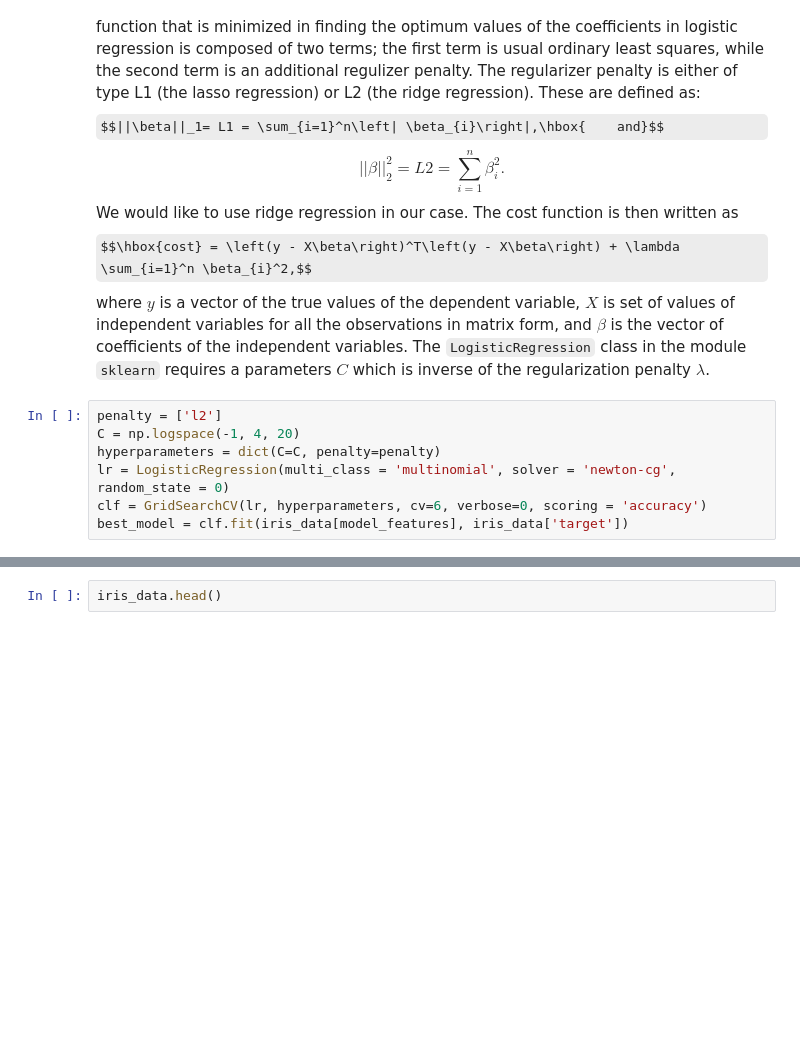
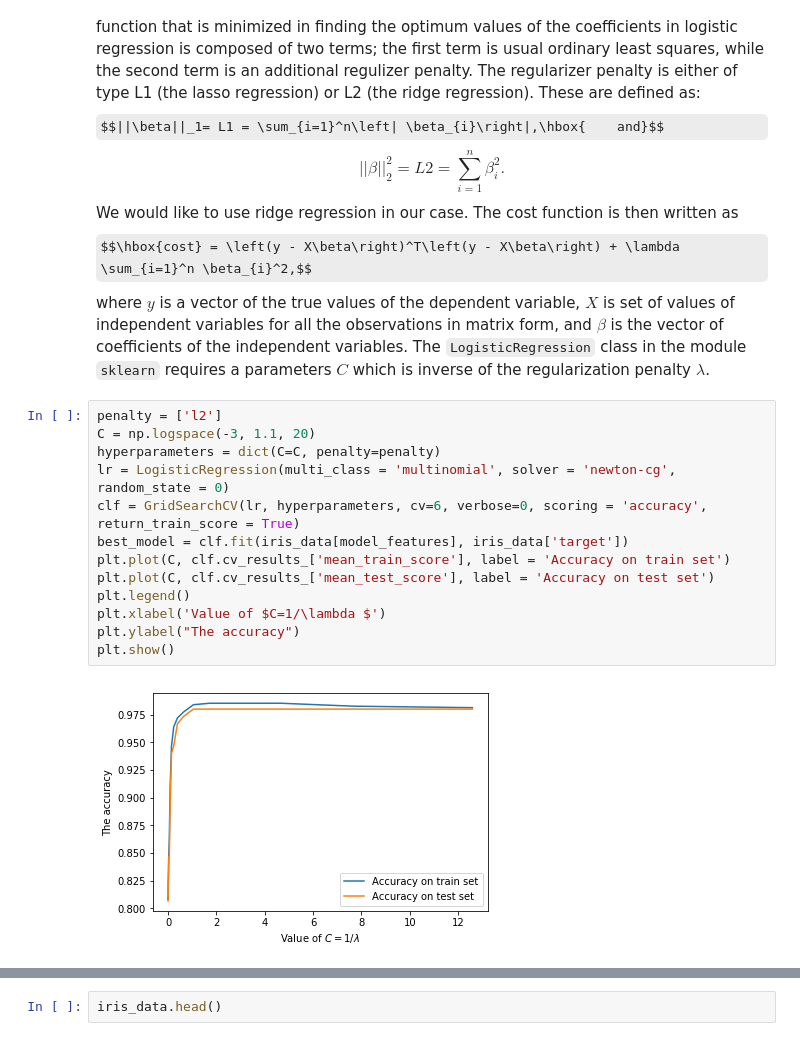
Before and after one commit to amjadfarman/iris_problem, a Jupyter notebook: iris_problem.ipynb, the cells around one changed output, grey strips where cells are left out. Cells and saved outputs as stored; diff of their text form; some formulas as TeX source; blank space fills up the shorter version.

```diff
--- a/iris_problem.ipynb
+++ b/iris_problem.ipynb
@@ -329,8 +329,16 @@ $$\hbox{cost} = \left(y - X\beta\right)^T\left(y - X\beta\right) + \lambda \sum_
 where $y$ is a vector of the true values of the dependent variable, $X$ is set of values of independent variables for all the observations in matrix form, and $\beta$ is the vector of coefficients of the independent variables. The `LogisticRegression` class in the module `sklearn` requires a parameters $C$ which is inverse of the regularization penalty $\lambda$.
 # %%
 penalty = ['l2']
-C = np.logspace(-1, 4, 20)
+C = np.logspace(-3, 1.1, 20)
 hyperparameters = dict(C=C, penalty=penalty)
 lr = LogisticRegression(multi_class = 'multinomial', solver = 'newton-cg', random_state = 0)
-clf = GridSearchCV(lr, hyperparameters, cv=6, verbose=0, scoring = 'accuracy')
+clf = GridSearchCV(lr, hyperparameters, cv=6, verbose=0, scoring = 'accuracy', return_train_score = True)
 best_model = clf.fit(iris_data[model_features], iris_data['target'])
+plt.plot(C, clf.cv_results_['mean_train_score'], label = 'Accuracy on train set')
+plt.plot(C, clf.cv_results_['mean_test_score'], label = 'Accuracy on test set')
+plt.legend()
+plt.xlabel('Value of $C=1/\lambda $')
+plt.ylabel("The accuracy")
+plt.show()
+# %% [output]
+[figure, added]
```
Also changed, not shown: parts of 9 cells of this notebook.
